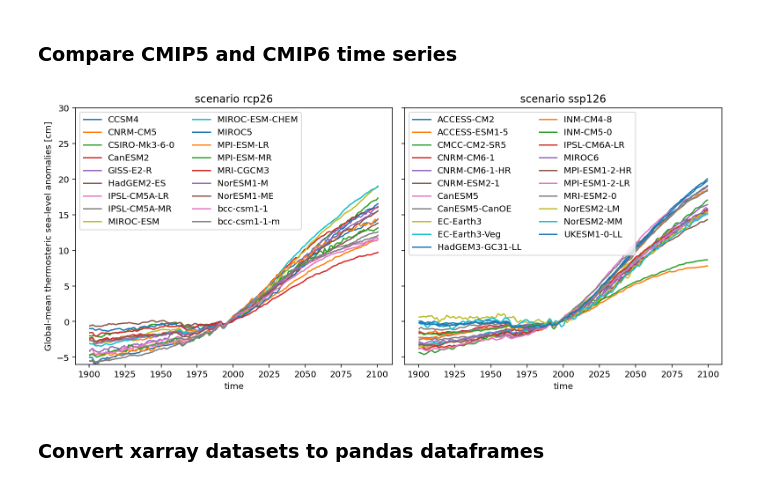
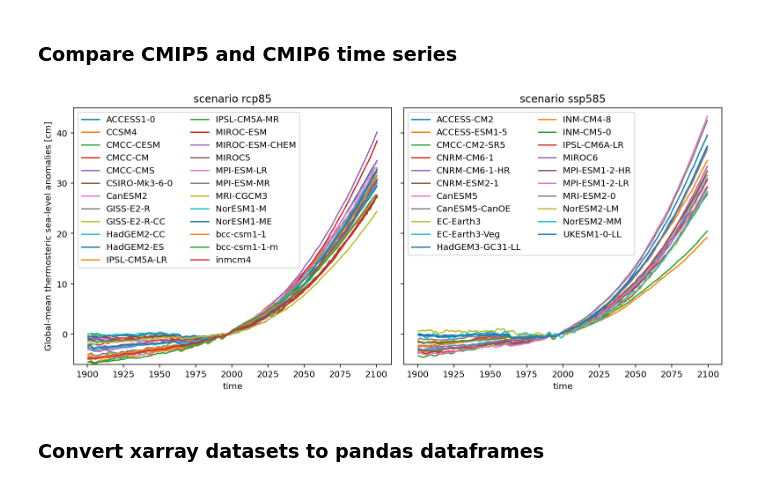
Before and after one commit to dlebars/CMIP_SeaLevel, a Jupyter notebook: notebooks/plot_zostoga.ipynb, the cells around one changed output. Cells and saved outputs as stored; diff of their text form; code cells hidden in the pictures.

```diff
--- a/notebooks/plot_zostoga.ipynb
+++ b/notebooks/plot_zostoga.ipynb
@@ -123,7 +124,7 @@ def plot_all_ts(zostoga_ds, ax, title, ylabel):
     for mod in zostoga_ds.model:
         zostoga_ds.zostoga_corrected.sel(model=mod).plot(ax=ax, label=mod.values)
     ax.set_title(title)
-    ax.set_ylim([-6, 30])
+    ax.set_ylim([-6, 45]) # 45 for 8.5, 30 for other scenarios
 
     if ylabel:
         ax.set_ylabel('Global-mean thermosteric sea-level anomalies [cm]')
@@ -132,23 +133,23 @@ def plot_all_ts(zostoga_ds, ax, title, ylabel):
 
     ax.legend(loc='upper left', ncol=2)
 # %%
-cmip5_sce = 'rcp26'
-cmip6_sce = 'ssp126'
+cmip5_sce = 'rcp85' #'rcp26'
+cmip6_sce = 'ssp585' #'ssp126'
 
 # Read data and convert from m to cm
 cmip5_ds = pp.read_zostoga_ds(data_dir, 'cmip5', cmip5_sce)*100
 cmip6_ds = pp.read_zostoga_ds(data_dir, 'cmip6', cmip6_sce)*100
 
 fig, axes = plt.subplots(ncols=2, sharey=True, figsize=(11,5))
 
 plot_all_ts(cmip5_ds, axes[0], f'scenario {cmip5_sce}', True)
 plot_all_ts(cmip6_ds, axes[1], f'scenario {cmip6_sce}', False)
 
 fig.tight_layout()
 
-#plt.savefig(f'../figures/zostoga_comp_{cmip5_sce}_{cmip6_sce}_ts.pdf', dpi=150)
+plt.savefig(f'../figures/zostoga_comp_{cmip5_sce}_{cmip6_sce}_ts.pdf', dpi=150)
 # %% [output]
-[figure, old version]
+[figure, new version]
 # %% [markdown]
 ### Convert xarray datasets to pandas dataframes
 # %%
```
Also changed, not shown: parts of 1 cell of this notebook.
